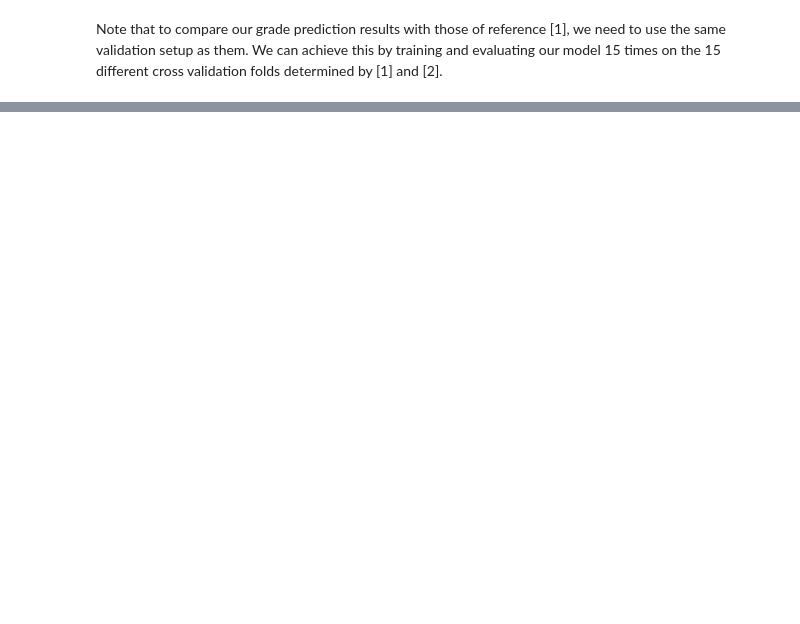
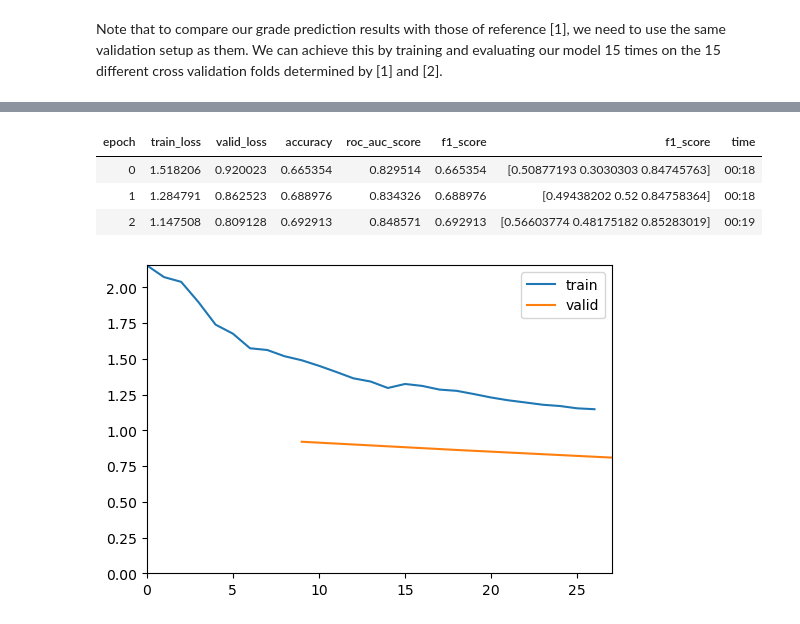
Before and after one commit to HVL-ML/DAT255, a Jupyter notebook: nbs/DAT255-7.1-asl-CNN_feature_extractor.ipynb, the cells around one changed output, grey strips where cells are left out. Saved outputs shown, nothing was run; the diff lists cells and outputs as text; code cells hidden in the pictures; blank space fills up the shorter version.

```diff
--- a/nbs/DAT255-7.1-asl-CNN_feature_extractor.ipynb
+++ b/nbs/DAT255-7.1-asl-CNN_feature_extractor.ipynb
@@ -510,0 +655,8 @@ _TBA_
+# %%
+learn.fit_one_cycle(3, lr.slide)
+# %% [output]
+| epoch | train_loss | valid_loss | accuracy | roc_auc_score | f1_score | f1_score | time |
+| 0 | 1.518206 | 0.920023 | 0.665354 | 0.829514 | 0.665354 | [0.50877193 0.3030303 0.84745763] | 00:18 |
+| 1 | 1.284791 | 0.862523 | 0.688976 | 0.834326 | 0.688976 | [0.49438202 0.52 0.84758364] | 00:18 |
+| 2 | 1.147508 | 0.809128 | 0.692913 | 0.848571 | 0.692913 | [0.56603774 0.48175182 0.85283019] | 00:19 |
+[figure, added]
```
Also changed, not shown: parts of 67 cells of this notebook.
